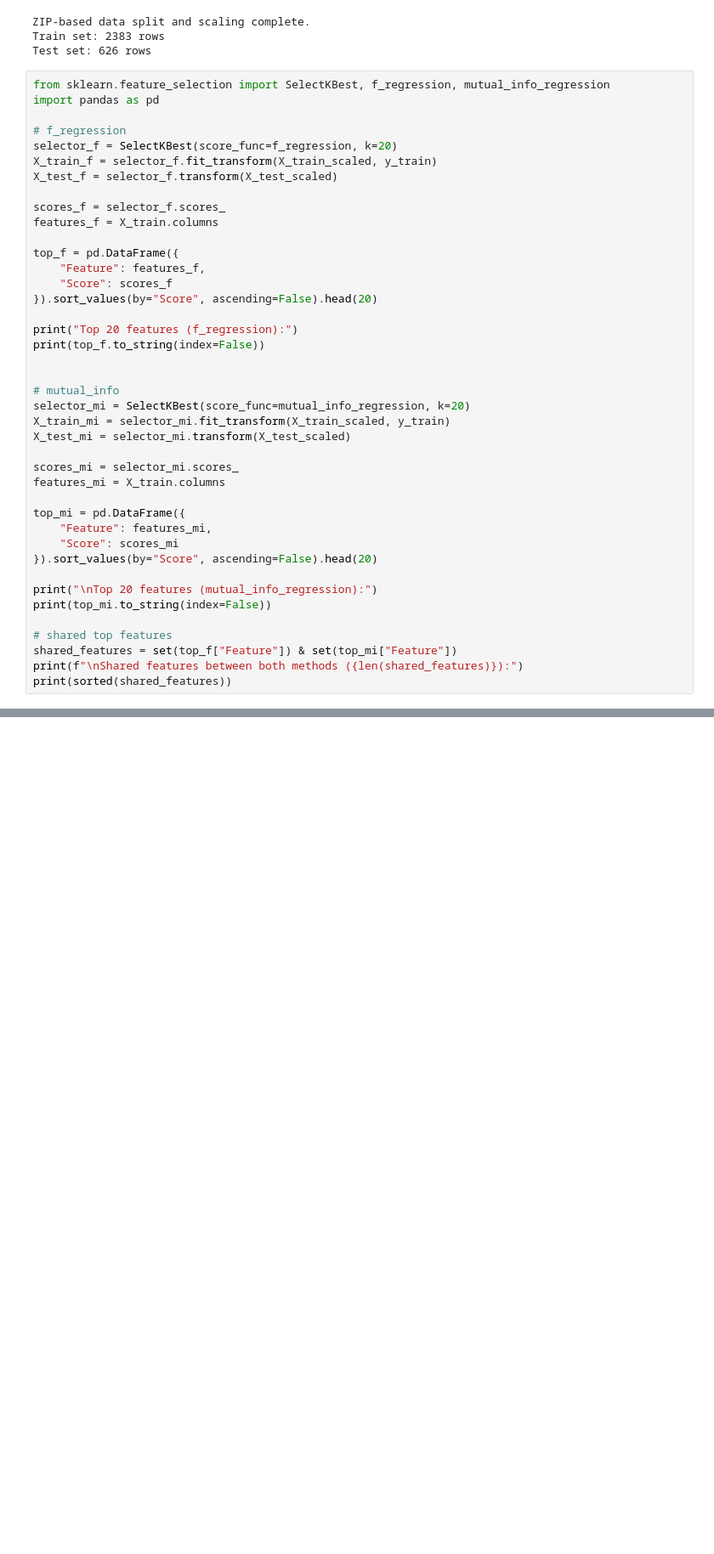
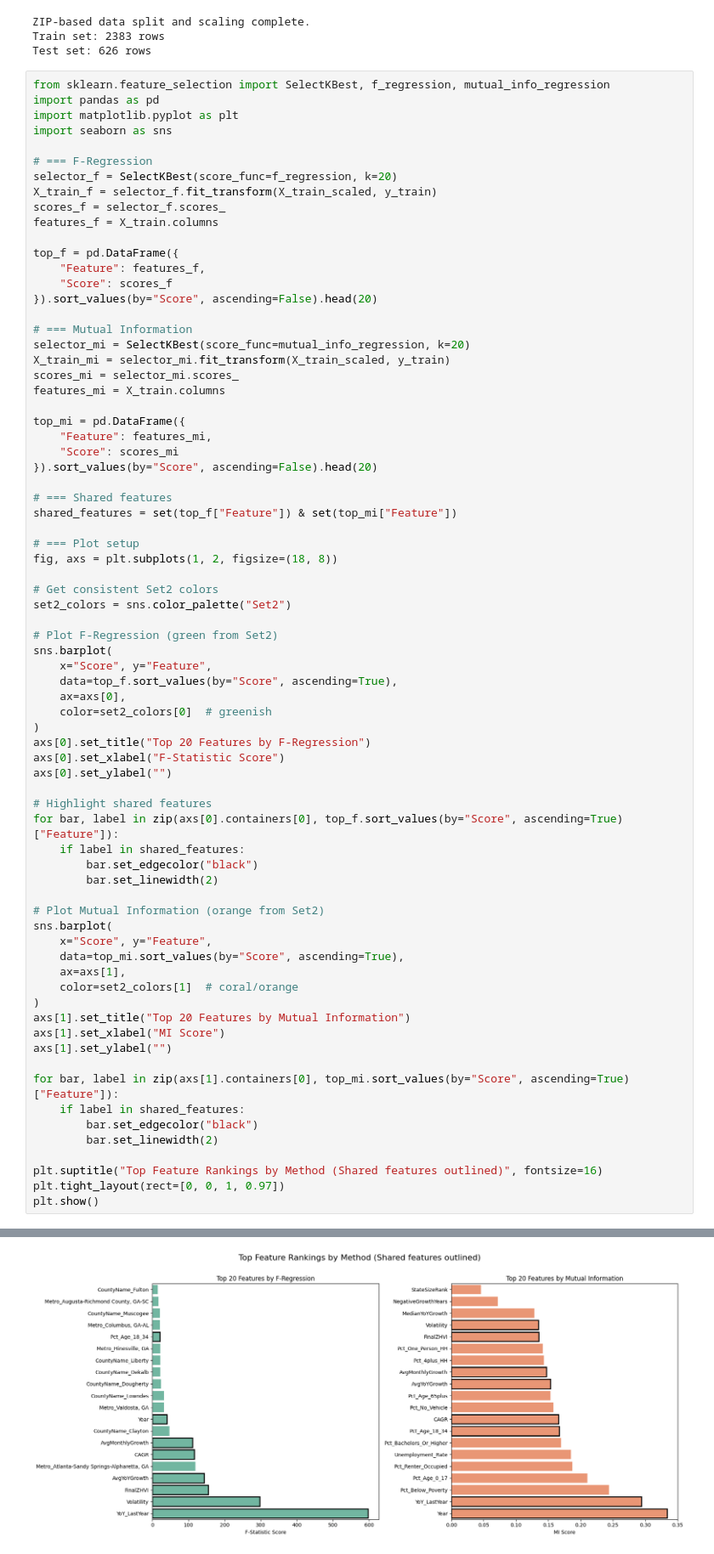
Before and after one commit to linnerlek/predicting-house-values, a Jupyter notebook: model.ipynb, the cells around one changed output, grey strips where cells are left out. Shown at 85% size. Saved outputs shown, nothing was run; the diff lists cells and outputs as text; blank space fills up the shorter version.

```diff
--- a/model.ipynb
+++ b/model.ipynb
@@ -59,12 +61,12 @@ Test set: 626 rows
 # %%
 from sklearn.feature_selection import SelectKBest, f_regression, mutual_info_regression
 import pandas as pd
+import matplotlib.pyplot as plt
+import seaborn as sns
 
-# f_regression
+# === F-Regression
 selector_f = SelectKBest(score_func=f_regression, k=20)
 X_train_f = selector_f.fit_transform(X_train_scaled, y_train)
-X_test_f = selector_f.transform(X_test_scaled)
-
 scores_f = selector_f.scores_
 features_f = X_train.columns
 
@@ -73,15 +75,9 @@ top_f = pd.DataFrame({
     "Score": scores_f
 }).sort_values(by="Score", ascending=False).head(20)
 
-print("Top 20 features (f_regression):")
-print(top_f.to_string(index=False))
-
-
-# mutual_info
+# === Mutual Information
 selector_mi = SelectKBest(score_func=mutual_info_regression, k=20)
 X_train_mi = selector_mi.fit_transform(X_train_scaled, y_train)
-X_test_mi = selector_mi.transform(X_test_scaled)
-
 scores_mi = selector_mi.scores_
 features_mi = X_train.columns
 
@@ -90,11 +86,49 @@ top_mi = pd.DataFrame({
     "Score": scores_mi
 }).sort_values(by="Score", ascending=False).head(20)
 
-print("\nTop 20 features (mutual_info_regression):")
-print(top_mi.to_string(index=False))
+# === Shared features
+shared_features = set(top_f["Feature"]) & set(top_mi["Feature"])
 
-# shared top features
-shared_features = set(top_f["Feature"]) & set(top_mi["Feature"])
-print(f"\nShared features between both methods ({len(shared_features)}):")
-print(sorted(shared_features))
+# === Plot setup
+fig, axs = plt.subplots(1, 2, figsize=(18, 8))
+
+# Get consistent Set2 colors
+set2_colors = sns.color_palette("Set2")
+
+# Plot F-Regression (green from Set2)
+sns.barplot(
+    x="Score", y="Feature",
+    data=top_f.sort_values(by="Score", ascending=True),
+    ax=axs[0],
+    color=set2_colors[0]  # greenish
+)
+axs[0].set_title("Top 20 Features by F-Regression")
+axs[0].set_xlabel("F-Statistic Score")
+axs[0].set_ylabel("")
+
+# Highlight shared features
+for bar, label in zip(axs[0].containers[0], top_f.sort_values(by="Score", ascending=True)["Feature"]):
+    if label in shared_features:
+        bar.set_edgecolor("black")
+        bar.set_linewidth(2)
+
+# Plot Mutual Information (orange from Set2)
+sns.barplot(
+    x="Score", y="Feature",
+    data=top_mi.sort_values(by="Score", ascending=True),
+    ax=axs[1],
+    color=set2_colors[1]  # coral/orange
+)
+axs[1].set_title("Top 20 Features by Mutual Information")
+axs[1].set_xlabel("MI Score")
+axs[1].set_ylabel("")
+
+for bar, label in zip(axs[1].containers[0], top_mi.sort_values(by="Score", ascending=True)["Feature"]):
+    if label in shared_features:
+        bar.set_edgecolor("black")
+        bar.set_linewidth(2)
+
+plt.suptitle("Top Feature Rankings by Method (Shared features outlined)", fontsize=16)
+plt.tight_layout(rect=[0, 0, 1, 0.97])
+plt.show()
 # %% [output]
@@ -118,3 +135,4 @@ Shared features between both methods (8):
+[figure, added]
 # %%
 from sklearn.model_selection import cross_val_score
 from sklearn.tree import DecisionTreeRegressor
```
Also changed, not shown: parts of 5 cells of this notebook, 38 other files.
